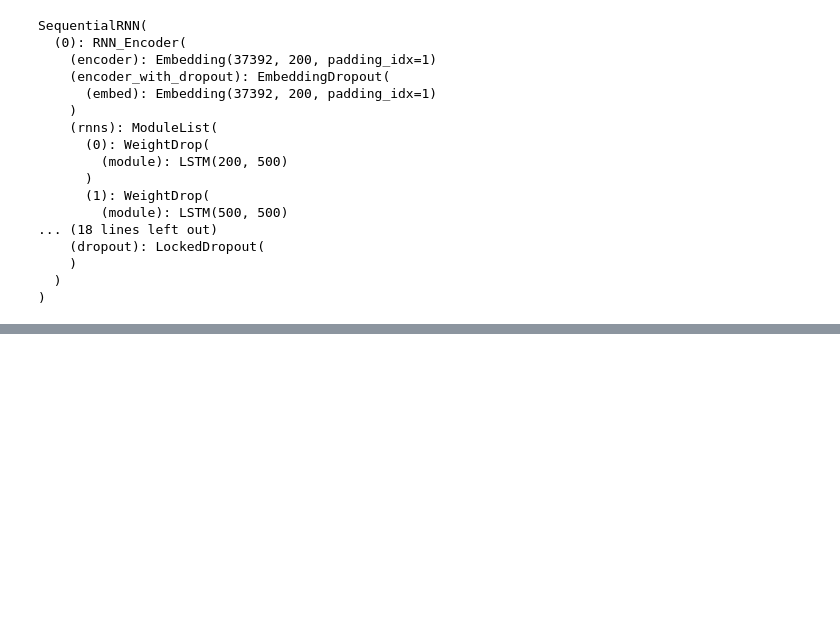
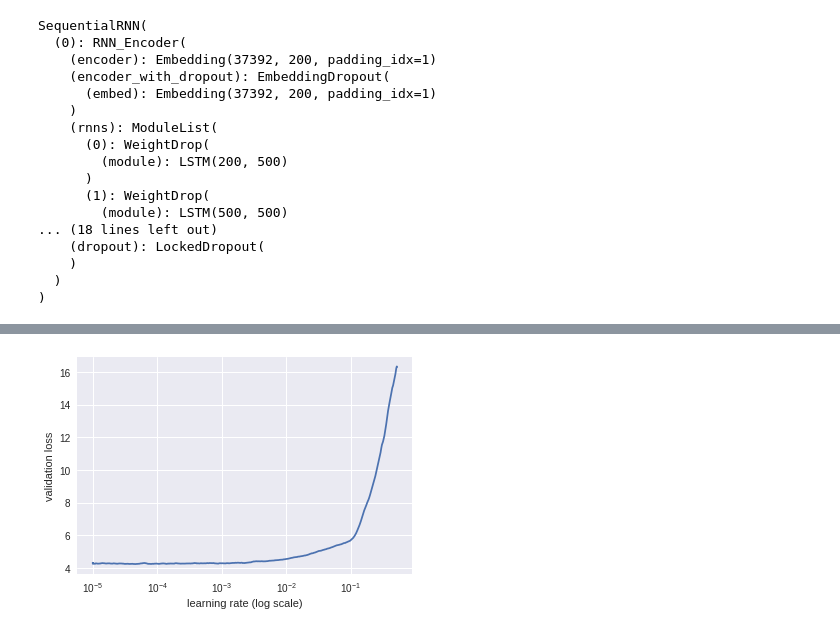
Before and after one commit to x110/MyFastaiNotebooks, a Jupyter notebook: lang_model_arxiv.ipynb, the cells around one changed output, grey strips where cells are left out. Cells and saved outputs as stored; diff of their text form; code cells hidden in the pictures; blank space fills up the shorter version.

```diff
--- a/lang_model_arxiv.ipynb
+++ b/lang_model_arxiv.ipynb
@@ -434,3 +462,7 @@ epoch      trn_loss   val_loss
 # %%
 learner.save_encoder('adam3_10_enc2')
 !cp data/aclImdb/models/adam3_10_enc2.h5 drive
+# %%
+!mkdir models
+!cp drive/adam3_10_enc2.h5 data/aclImdb/models/
+learner.load_encoder('adam3_10_enc2')
@@ -436,0 +473,4 @@ learner.save_encoder('adam3_10_enc2')
+# %%
+learner.sched.plot(n_skip=1,n_skip_end=10)
+# %% [output]
+[figure, added]
```
Also changed, not shown: parts of 37 cells of this notebook.
